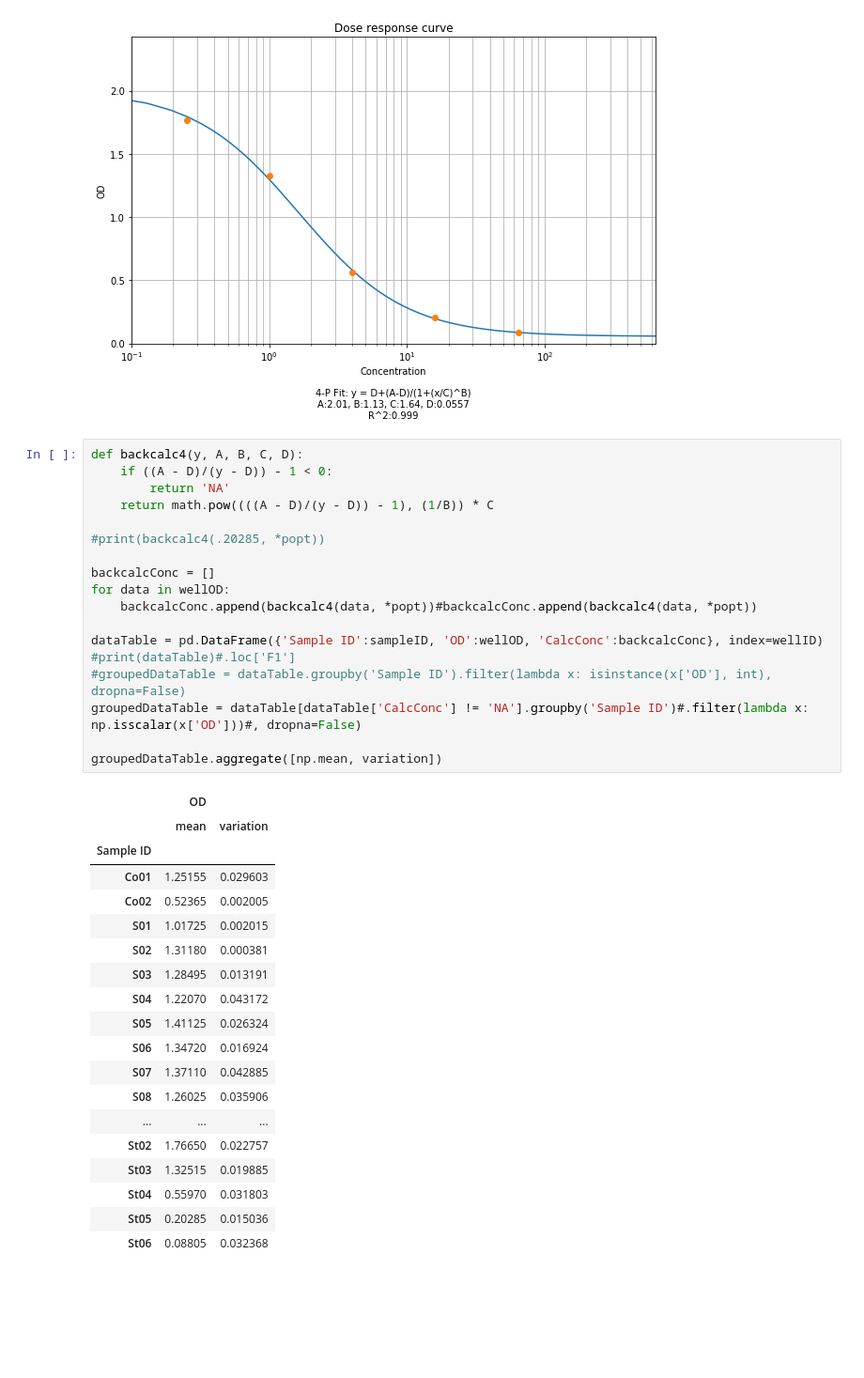
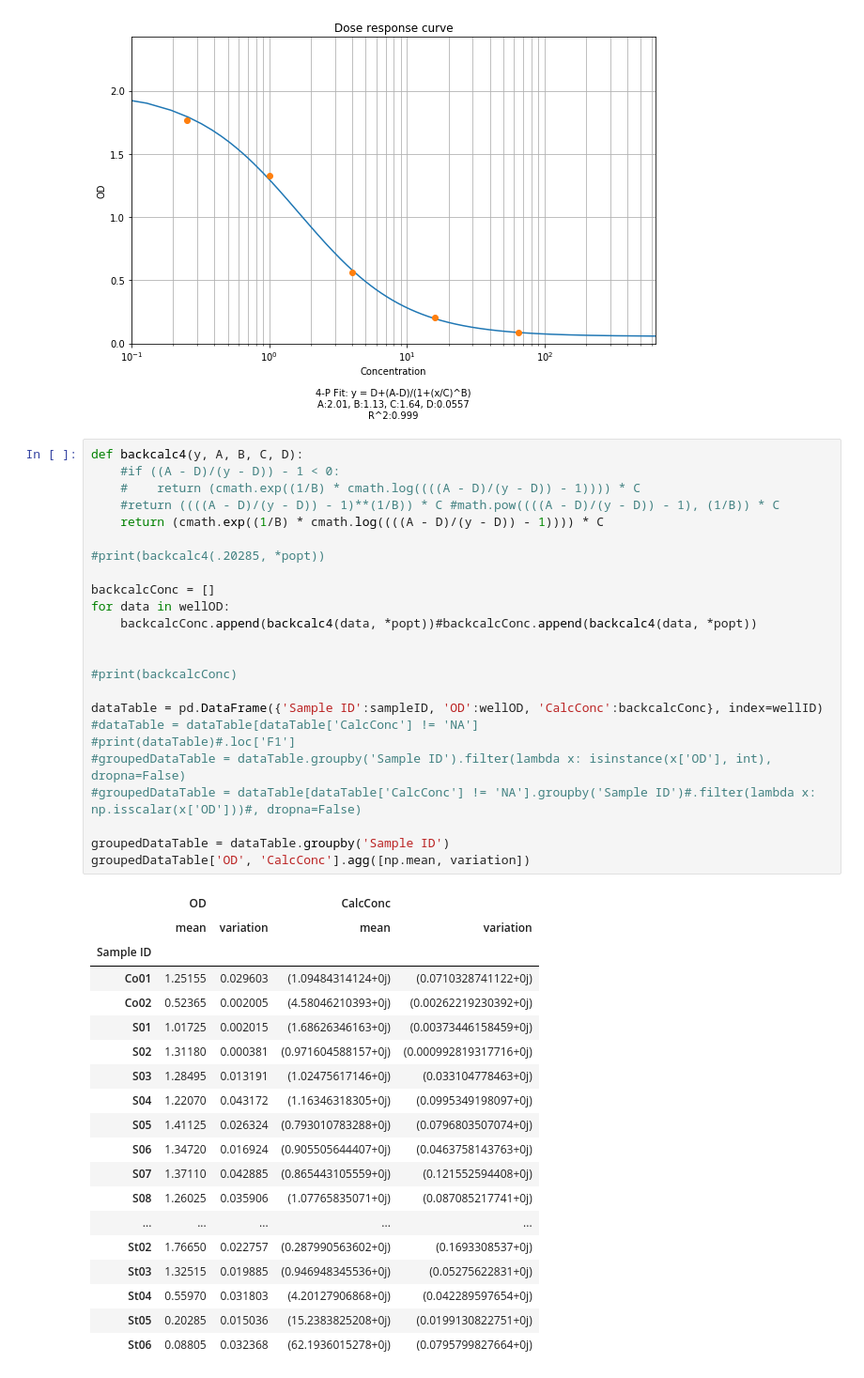
Before and after one commit to GeneJuggler/kurvit, a Jupyter notebook: Kurvit - 4PL.ipynb, the cells around one changed output. Shown: that part at 94% size. Saved outputs shown, nothing was run; the diff lists cells and outputs as text; blank space fills up the shorter version.

```diff
--- a/Kurvit - 4PL.ipynb
+++ b/Kurvit - 4PL.ipynb
@@ -151,39 +152,45 @@ plt.axis([0.1, 10*max(x), 0, 1.2*max(y)])
 [figure]
 # %%
 def backcalc4(y, A, B, C, D):
-    if ((A - D)/(y - D)) - 1 < 0:
-        return 'NA'
-    return math.pow((((A - D)/(y - D)) - 1), (1/B)) * C
+    #if ((A - D)/(y - D)) - 1 < 0:
+    #    return (cmath.exp((1/B) * cmath.log((((A - D)/(y - D)) - 1)))) * C
+    #return ((((A - D)/(y - D)) - 1)**(1/B)) * C #math.pow((((A - D)/(y - D)) - 1), (1/B)) * C
+    return (cmath.exp((1/B) * cmath.log((((A - D)/(y - D)) - 1)))) * C
 
 #print(backcalc4(.20285, *popt))
 
 backcalcConc = []
 for data in wellOD:
     backcalcConc.append(backcalc4(data, *popt))#backcalcConc.append(backcalc4(data, *popt))
 
+
+#print(backcalcConc)
+
 dataTable = pd.DataFrame({'Sample ID':sampleID, 'OD':wellOD, 'CalcConc':backcalcConc}, index=wellID)
+#dataTable = dataTable[dataTable['CalcConc'] != 'NA']
 #print(dataTable)#.loc['F1']
 #groupedDataTable = dataTable.groupby('Sample ID').filter(lambda x: isinstance(x['OD'], int), dropna=False)
-groupedDataTable = dataTable[dataTable['CalcConc'] != 'NA'].groupby('Sample ID')#.filter(lambda x: np.isscalar(x['OD']))#, dropna=False)
+#groupedDataTable = dataTable[dataTable['CalcConc'] != 'NA'].groupby('Sample ID')#.filter(lambda x: np.isscalar(x['OD']))#, dropna=False)
 
-groupedDataTable.aggregate([np.mean, variation])
+groupedDataTable = dataTable.groupby('Sample ID')
+groupedDataTable['OD', 'CalcConc'].agg([np.mean, variation])
 # %% [output]
-|  | OD |  |
-|  | mean | variation |
-| Sample ID |  |  |
-| Co01 | 1.25155 | 0.029603 |
-| Co02 | 0.52365 | 0.002005 |
-| S01 | 1.01725 | 0.002015 |
-| S02 | 1.31180 | 0.000381 |
-| S03 | 1.28495 | 0.013191 |
-| S04 | 1.22070 | 0.043172 |
-| S05 | 1.41125 | 0.026324 |
-| S06 | 1.34720 | 0.016924 |
-| S07 | 1.37110 | 0.042885 |
-| S08 | 1.26025 | 0.035906 |
-| ... | ... | ... |
-| St02 | 1.76650 | 0.022757 |
-| St03 | 1.32515 | 0.019885 |
-| St04 | 0.55970 | 0.031803 |
-| St05 | 0.20285 | 0.015036 |
-| St06 | 0.08805 | 0.032368 |
+|  | OD |  | CalcConc |  |
+|  | mean | variation | mean | variation |
+| Sample ID |  |  |  |  |
+| Co01 | 1.25155 | 0.029603 | (1.09484314124+0j) | (0.0710328741122+0j) |
+| Co02 | 0.52365 | 0.002005 | (4.58046210393+0j) | (0.00262219230392+0j) |
+| S01 | 1.01725 | 0.002015 | (1.68626346163+0j) | (0.00373446158459+0j) |
+| S02 | 1.31180 | 0.000381 | (0.971604588157+0j) | (0.000992819317716+0j) |
+| S03 | 1.28495 | 0.013191 | (1.02475617146+0j) | (0.033104778463+0j) |
+| S04 | 1.22070 | 0.043172 | (1.16346318305+0j) | (0.0995349198097+0j) |
+| S05 | 1.41125 | 0.026324 | (0.793010783288+0j) | (0.0796803507074+0j) |
+| S06 | 1.34720 | 0.016924 | (0.905505644407+0j) | (0.0463758143763+0j) |
+| S07 | 1.37110 | 0.042885 | (0.865443105559+0j) | (0.121552594408+0j) |
+| S08 | 1.26025 | 0.035906 | (1.07765835071+0j) | (0.087085217741+0j) |
+| ... | ... | ... | ... | ... |
+| St02 | 1.76650 | 0.022757 | (0.287990563602+0j) | (0.1693308537+0j) |
+| St03 | 1.32515 | 0.019885 | (0.946948345536+0j) | (0.05275622831+0j) |
+| St04 | 0.55970 | 0.031803 | (4.20127906868+0j) | (0.042289597654+0j) |
+| St05 | 0.20285 | 0.015036 | (15.2383825208+0j) | (0.0199130822751+0j) |
+| St06 | 0.08805 | 0.032368 | (62.1936015278+0j) | (0.0795799827664+0j) |
```
Also changed, not shown: parts of 1 cell of this notebook.
